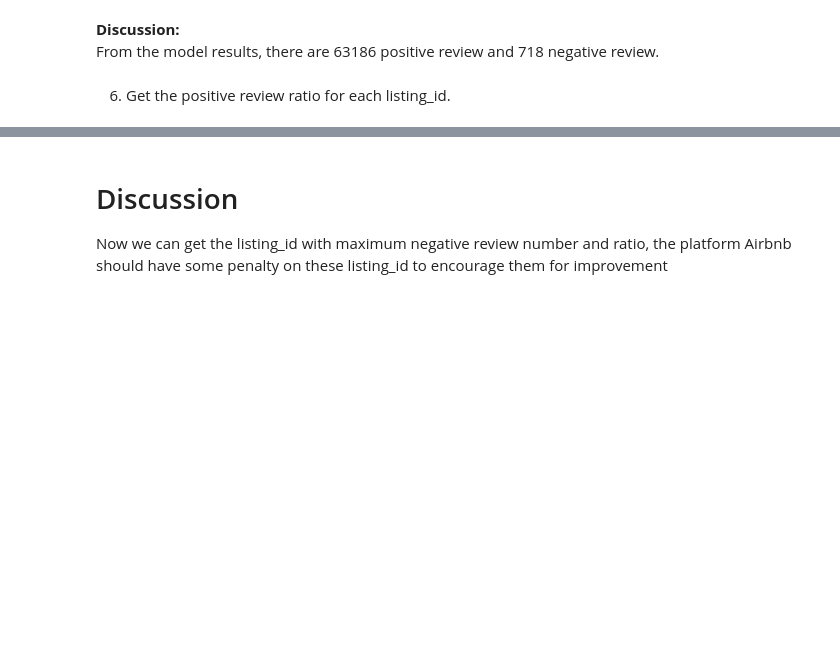
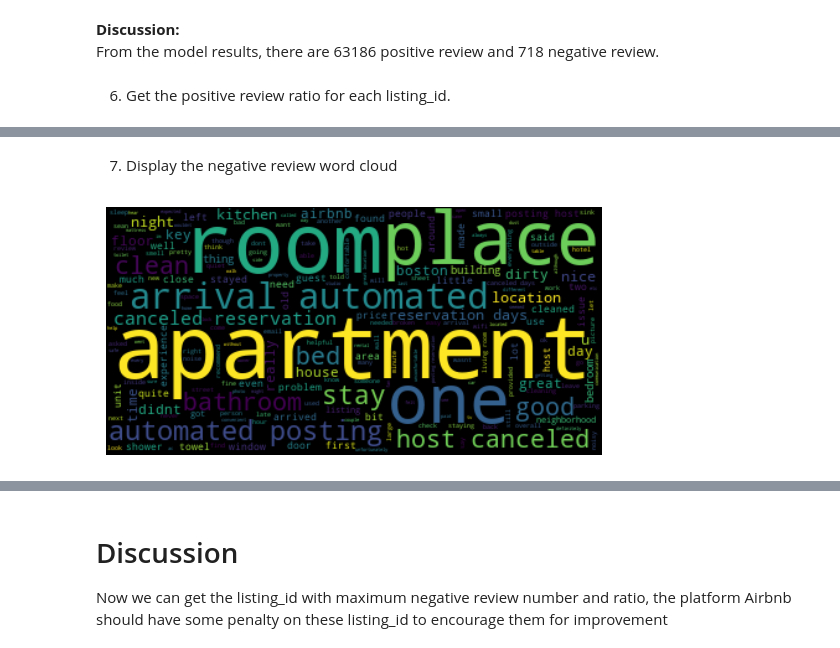
Before and after one commit to Tianyu-Fang/Data-Mining-on-Airbnb-Listings, a Jupyter notebook: LYT.ipynb, the cells around one changed output, grey strips where cells are left out. Drawn from its saved outputs; the diff is of its cells as text; code cells hidden in the pictures; blank space fills up the shorter version.

```diff
--- a/LYT.ipynb
+++ b/LYT.ipynb
@@ -317,0 +337,13 @@ review_df_counts_listing
+# %% [markdown]
+7. Display the negative review word cloud
+# %%
+review_df_zero_score = review_df[review_df["score"] == 0]
+comments_text = " ".join(review_df_zero_score["comments"])
+wordcloud_neg = WordCloud().generate(comments_text)
+
+# Display the wordcloud
+plt.imshow(wordcloud_neg, interpolation='bilinear')
+plt.axis("off")
+plt.show()
+# %% [output]
+[figure, added]
```
Also changed, not shown: parts of 17 cells of this notebook.
